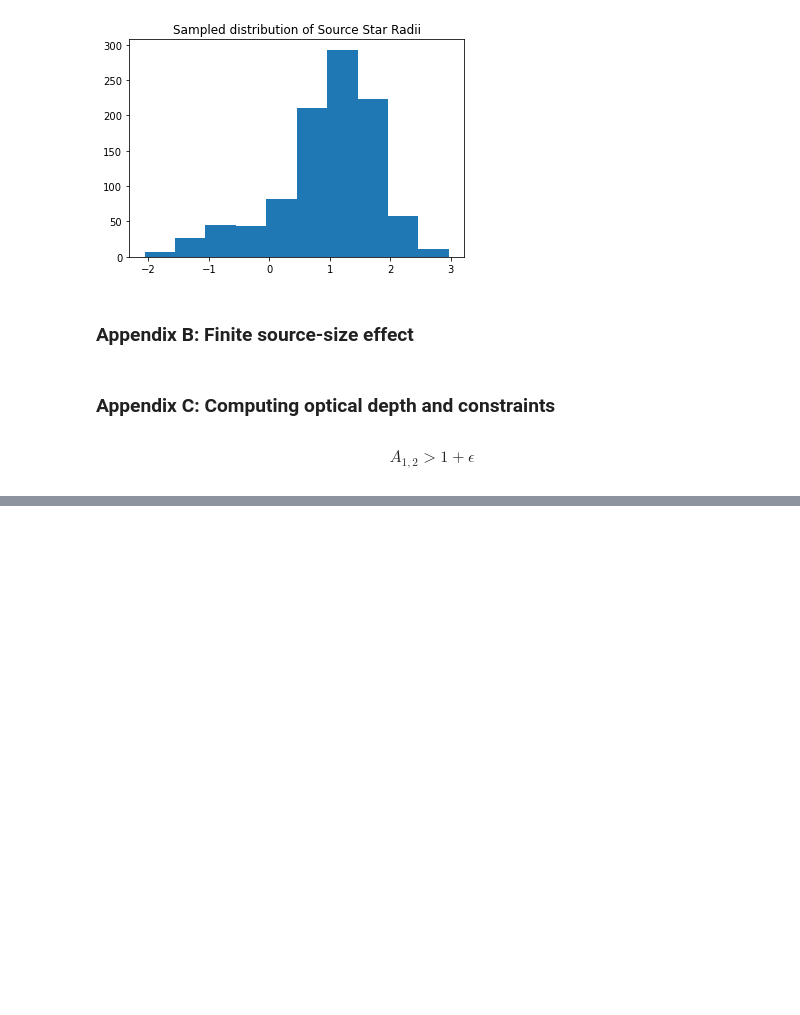
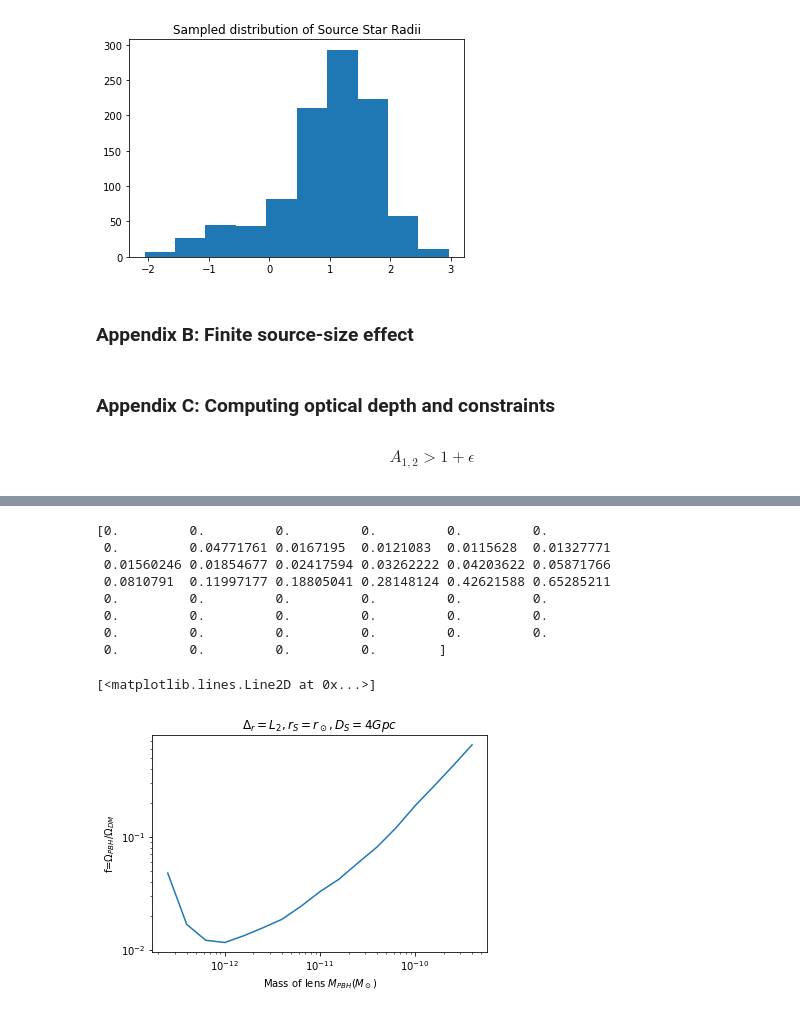
Before and after one commit to avalluvan/Gravitational-Microlensing, a Jupyter notebook: Documentation/Task 3/GRB_Lensing_Parallax_3.ipynb, the cells around one changed output, grey strips where cells are left out. Cells and saved outputs as stored; diff of their text form; code cells hidden in the pictures; blank space fills up the shorter version.

```diff
--- a/Documentation/Task 3/GRB_Lensing_Parallax_3.ipynb
+++ b/Documentation/Task 3/GRB_Lensing_Parallax_3.ipynb
@@ -433,0 +610,40 @@ Maximum value of observable flux 1.8774454581060953
+# %%
+f_final = np.zeros(num_masses)
+for k in range(num_masses):
+    tau = lambda f: n(f)[k] * V_lens_wrapper[k]
+
+    P1 = lambda f: tau(f) * np.exp(-tau(f))
+    P_null = lambda f: ((1 - P1(f))**(1000/1000))**1000
+
+    num_f = 1000
+    f = np.logspace(-5,0,num_f)
+    #print(f)
+    y_P = np.zeros(num_f)
+    y_2 = np.ones(num_f)*0.05
+    for i in range(num_f):
+        y_P[i] = P_null(f[i])
+    for l in range(num_f):
+        if y_P[l] < 0.05:
+            f_final[k] = f[l]
+            break
+
+print(f_final)
+# Plot f vs Mass of lens
+
+plt.title('$\Delta_r = L_2, r_S = r_\odot, D_S = 4Gpc$')
+plt.xscale('log')
+plt.yscale('log')
+plt.xlabel('Mass of lens $M_{PBH}(M_\odot)$')
+plt.ylabel('f=$\Omega_{PBH}/\Omega_{DM}$')
+plt.plot(M[7:24],f_final[7:24])
+# %% [output]
+[0.         0.         0.         0.         0.         0.
+ 0.         0.04771761 0.0167195  0.0121083  0.0115628  0.01327771
+ 0.01560246 0.01854677 0.02417594 0.03262222 0.04203622 0.05871766
+ 0.0810791  0.11997177 0.18805041 0.28148124 0.42621588 0.65285211
+ 0.         0.         0.         0.         0.         0.
+ 0.         0.         0.         0.         0.         0.
+ 0.         0.         0.         0.         0.         0.
+ 0.         0.         0.         0.        ]
+[<matplotlib.lines.Line2D at 0x...>]
+[figure, added]
```
Also changed, not shown: parts of 10 cells of this notebook, 1 other file.
